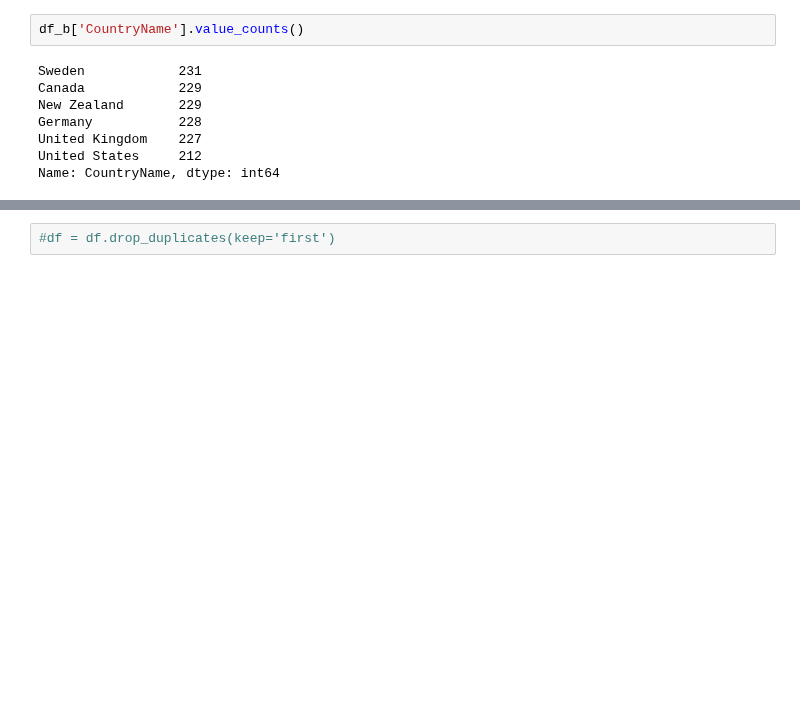
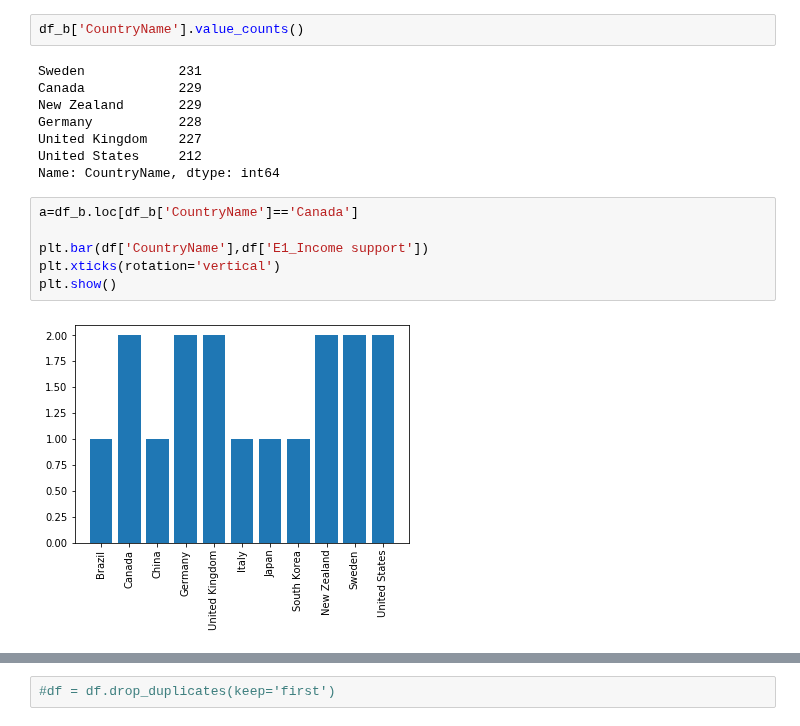
Before and after one commit to rejane-b/Project_1, a Jupyter notebook: Economics.ipynb, the cells around one changed output, grey strips where cells are left out. Drawn from its saved outputs; the diff is of its cells as text; blank space fills up the shorter version.

```diff
--- a/Economics.ipynb
+++ b/Economics.ipynb
@@ -128,3 +136,11 @@ Germany           228
 United Kingdom    227
 United States     212
 Name: CountryName, dtype: int64
+# %%
+a=df_b.loc[df_b['CountryName']=='Canada']
+
+plt.bar(df['CountryName'],df['E1_Income support'])
+plt.xticks(rotation='vertical')
+plt.show()
+# %% [output]
+[figure, added]
```
Also changed, not shown: parts of 18 cells of this notebook.
